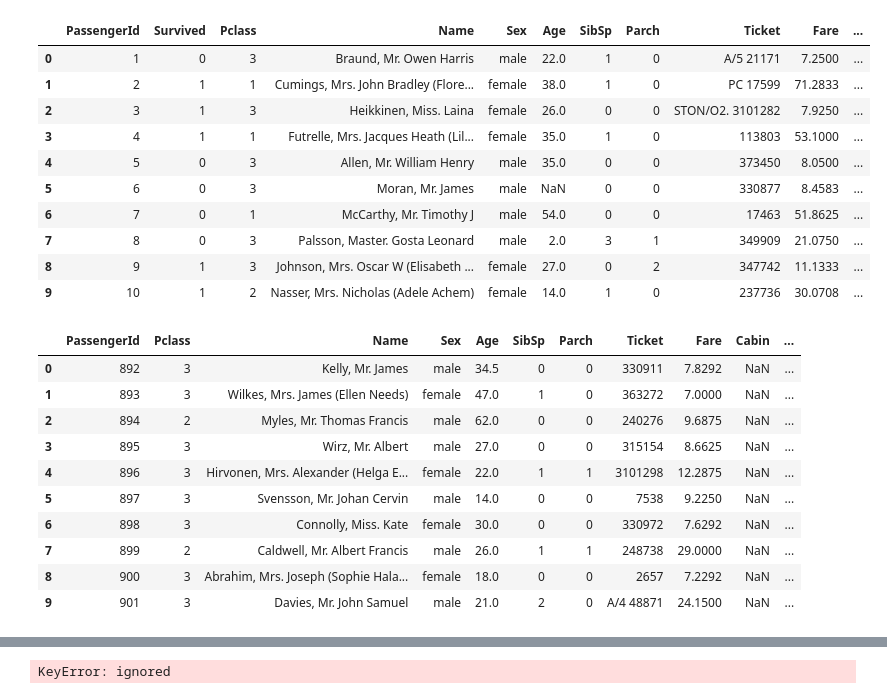
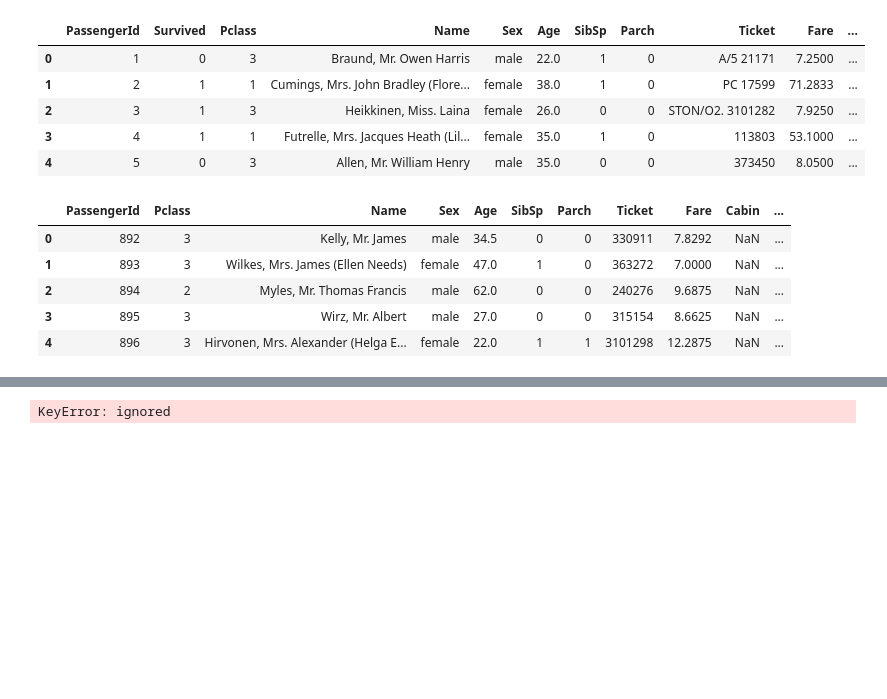
Before and after one commit to guilhermelaviola/GivingInputsToAMachineLearningModel.ipynb, a Jupyter notebook: MachineLearningExample.ipynb, the cells around one changed output, grey strips where cells are left out. Cells and saved outputs as stored; diff of their text form; code cells hidden in the pictures; blank space fills up the shorter version.

```diff
--- a/MachineLearningExample.ipynb
+++ b/MachineLearningExample.ipynb
@@ -18,22 +19,17 @@ data_train = pd.read_csv('train.csv')
 data_test = pd.read_csv('test.csv')
 # %%
 # Displaying train data:
-data_train.head(10)
+data_train.head()
 # %% [output]
 |  | PassengerId | Survived | Pclass | Name | Sex | Age | SibSp | Parch | Ticket | Fare | ... |
 | 0 | 1 | 0 | 3 | Braund, Mr. Owen Harris | male | 22.0 | 1 | 0 | A/5 21171 | 7.2500 | ... |
 | 1 | 2 | 1 | 1 | Cumings, Mrs. John Bradley (Flore... | female | 38.0 | 1 | 0 | PC 17599 | 71.2833 | ... |
 | 2 | 3 | 1 | 3 | Heikkinen, Miss. Laina | female | 26.0 | 0 | 0 | STON/O2. 3101282 | 7.9250 | ... |
 | 3 | 4 | 1 | 1 | Futrelle, Mrs. Jacques Heath (Lil... | female | 35.0 | 1 | 0 | 113803 | 53.1000 | ... |
 | 4 | 5 | 0 | 3 | Allen, Mr. William Henry | male | 35.0 | 0 | 0 | 373450 | 8.0500 | ... |
-| 5 | 6 | 0 | 3 | Moran, Mr. James | male | NaN | 0 | 0 | 330877 | 8.4583 | ... |
-| 6 | 7 | 0 | 1 | McCarthy, Mr. Timothy J | male | 54.0 | 0 | 0 | 17463 | 51.8625 | ... |
-| 7 | 8 | 0 | 3 | Palsson, Master. Gosta Leonard | male | 2.0 | 3 | 1 | 349909 | 21.0750 | ... |
-| 8 | 9 | 1 | 3 | Johnson, Mrs. Oscar W (Elisabeth ... | female | 27.0 | 0 | 2 | 347742 | 11.1333 | ... |
-| 9 | 10 | 1 | 2 | Nasser, Mrs. Nicholas (Adele Achem) | female | 14.0 | 1 | 0 | 237736 | 30.0708 | ... |
 # %%
 # Displaying test data:
-data_test.head(10)
+data_test.head()
 # %% [output]
 |  | PassengerId | Pclass | Name | Sex | Age | SibSp | Parch | Ticket | Fare | Cabin | ... |
 | 0 | 892 | 3 | Kelly, Mr. James | male | 34.5 | 0 | 0 | 330911 | 7.8292 | NaN | ... |
@@ -41,11 +37,6 @@ data_test.head(10)
 | 2 | 894 | 2 | Myles, Mr. Thomas Francis | male | 62.0 | 0 | 0 | 240276 | 9.6875 | NaN | ... |
 | 3 | 895 | 3 | Wirz, Mr. Albert | male | 27.0 | 0 | 0 | 315154 | 8.6625 | NaN | ... |
 | 4 | 896 | 3 | Hirvonen, Mrs. Alexander (Helga E... | female | 22.0 | 1 | 1 | 3101298 | 12.2875 | NaN | ... |
-| 5 | 897 | 3 | Svensson, Mr. Johan Cervin | male | 14.0 | 0 | 0 | 7538 | 9.2250 | NaN | ... |
-| 6 | 898 | 3 | Connolly, Miss. Kate | female | 30.0 | 0 | 0 | 330972 | 7.6292 | NaN | ... |
-| 7 | 899 | 2 | Caldwell, Mr. Albert Francis | male | 26.0 | 1 | 1 | 248738 | 29.0000 | NaN | ... |
-| 8 | 900 | 3 | Abrahim, Mrs. Joseph (Sophie Hala... | female | 18.0 | 0 | 0 | 2657 | 7.2292 | NaN | ... |
-| 9 | 901 | 3 | Davies, Mr. John Samuel | male | 21.0 | 2 | 0 | A/4 48871 | 24.1500 | NaN | ... |
 # %%
 # Visualizing the data:
 sns.barplot(x = 'Embarked', y = 'Survived', hue = 'Sex', data = data_train)
```
Also changed, not shown: parts of 7 cells of this notebook.
